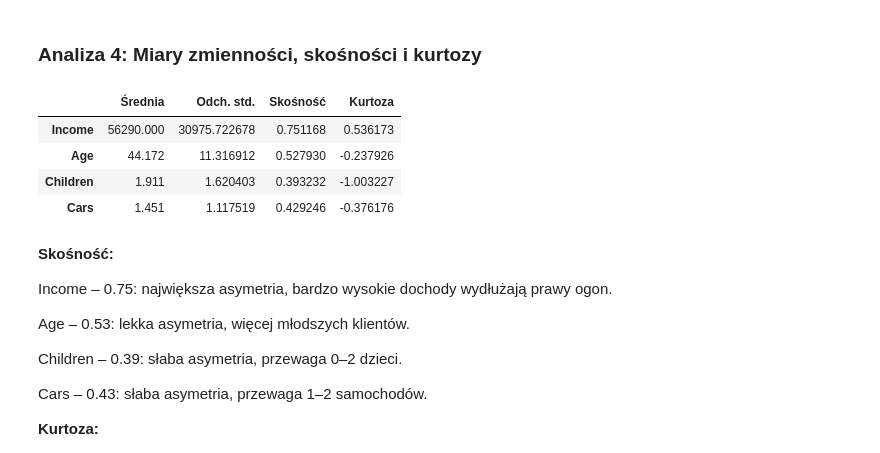
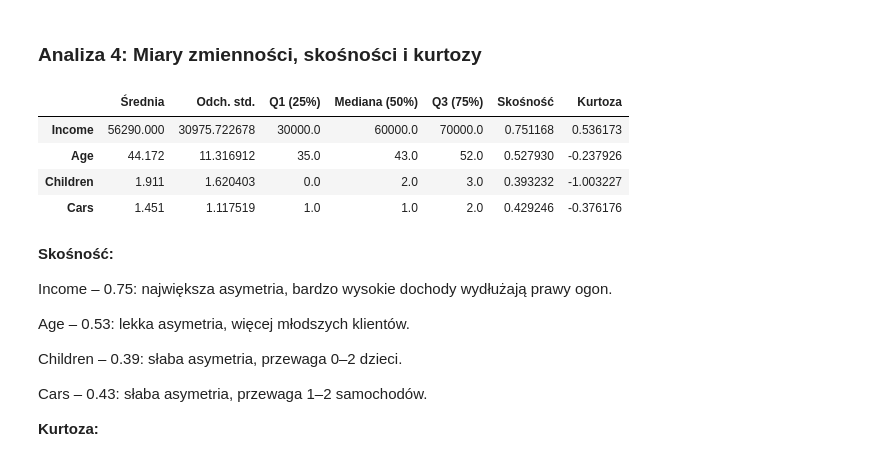
Before and after one commit to turekzuzanna32-05/Projekt---Rowery, a Jupyter notebook: 3. Analiza opisowa.ipynb, the cells around one changed output. Cells and saved outputs as stored; diff of their text form; code cells hidden in the pictures.

```diff
--- a/3. Analiza opisowa.ipynb
+++ b/3. Analiza opisowa.ipynb
@@ -85,20 +85,23 @@ Zaobserwowana zależność sugeruje, że wykształcenie pośrednio wpływa na de
 # %%
 from scipy.stats import skew, kurtosis
 
 # Obliczenie miar kształtu rozkładu
 miary_ksztaltu = pd.DataFrame({
     'Średnia': df[['Income', 'Age', 'Children', 'Cars']].mean(),
     'Odch. std.': df[['Income', 'Age', 'Children', 'Cars']].std(),
+    'Q1 (25%)': df[['Income', 'Age', 'Children', 'Cars']].quantile(0.25),
+    'Mediana (50%)': df[['Income', 'Age', 'Children', 'Cars']].quantile(0.50),
+    'Q3 (75%)': df[['Income', 'Age', 'Children', 'Cars']].quantile(0.75),
     'Skośność': df[['Income', 'Age', 'Children', 'Cars']].skew(),
     'Kurtoza': df[['Income', 'Age', 'Children', 'Cars']].kurt()
 })
 miary_ksztaltu
 # %% [output]
-|  | Średnia | Odch. std. | Skośność | Kurtoza |
-| Income | 56290.000 | 30975.722678 | 0.751168 | 0.536173 |
-| Age | 44.172 | 11.316912 | 0.527930 | -0.237926 |
-| Children | 1.911 | 1.620403 | 0.393232 | -1.003227 |
-| Cars | 1.451 | 1.117519 | 0.429246 | -0.376176 |
+|  | Średnia | Odch. std. | Q1 (25%) | Mediana (50%) | Q3 (75%) | Skośność | Kurtoza |
+| Income | 56290.000 | 30975.722678 | 30000.0 | 60000.0 | 70000.0 | 0.751168 | 0.536173 |
+| Age | 44.172 | 11.316912 | 35.0 | 43.0 | 52.0 | 0.527930 | -0.237926 |
+| Children | 1.911 | 1.620403 | 0.0 | 2.0 | 3.0 | 0.393232 | -1.003227 |
+| Cars | 1.451 | 1.117519 | 1.0 | 1.0 | 2.0 | 0.429246 | -0.376176 |
 # %% [markdown]
 **Skośność:**
 
```
